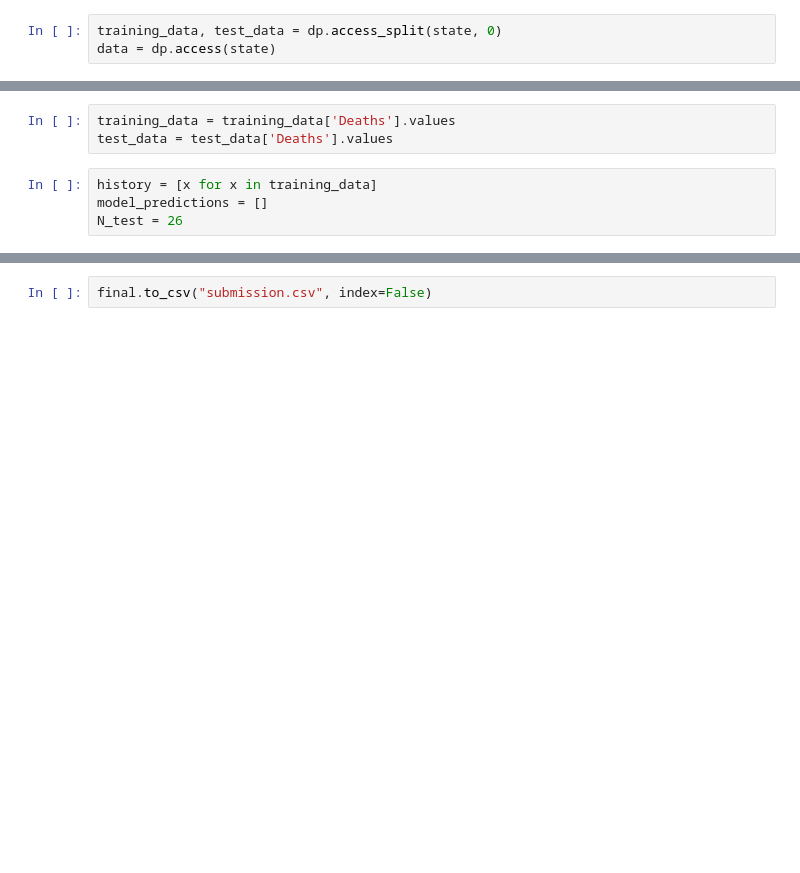
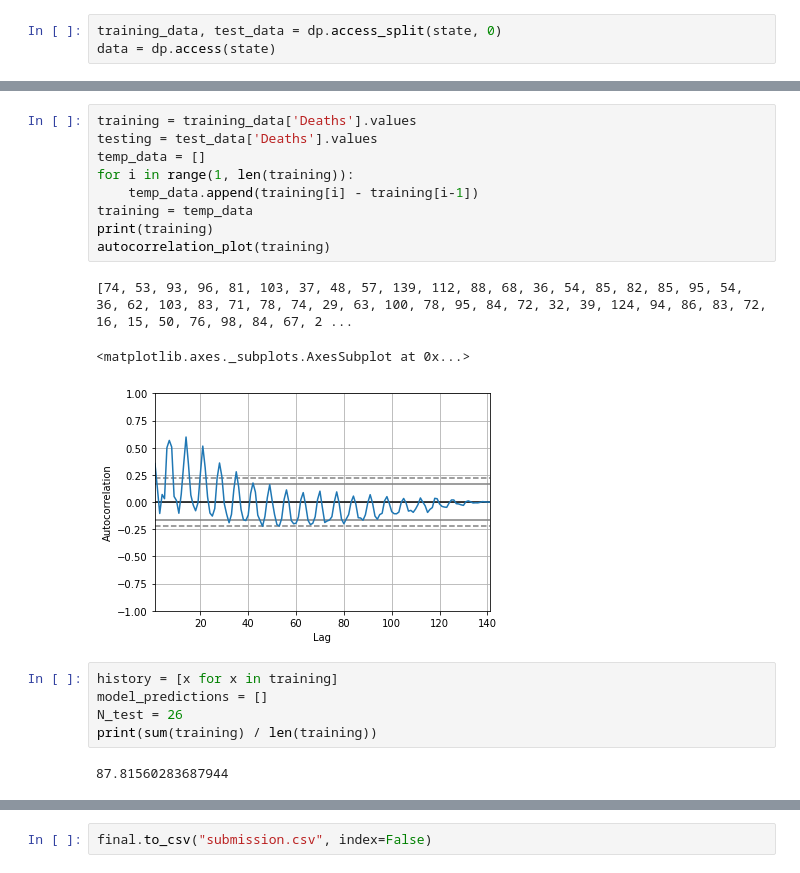
Before and after one commit to JackZhao98/COVID19-Prediction, a Jupyter notebook: some helper class.ipynb, the cells around one changed output, grey strips where cells are left out. Drawn from its saved outputs; the diff is of its cells as text; blank space fills up the shorter version.

```diff
--- a/some helper class.ipynb
+++ b/some helper class.ipynb
@@ -122,10 +116,23 @@ plt.show()
-# %%
-training_data = training_data['Deaths'].values
-test_data = test_data['Deaths'].values
+# %%
+training = training_data['Deaths'].values
+testing = test_data['Deaths'].values
+temp_data = []
+for i in range(1, len(training)):
+    temp_data.append(training[i] - training[i-1])
+training = temp_data
+print(training)
+autocorrelation_plot(training)
+# %% [output]
+[74, 53, 93, 96, 81, 103, 37, 48, 57, 139, 112, 88, 68, 36, 54, 85, 82, 85, 95, 54, 36, 62, 103, 83, 71, 78, 74, 29, 63, 100, 78, 95, 84, 72, 32, 39, 124, 94, 86, 83, 72, 16, 15, 50, 76, 98, 84, 67, 2 ...
+<matplotlib.axes._subplots.AxesSubplot at 0x...>
+[figure, added]
 # %%
-history = [x for x in training_data]
+history = [x for x in training]
 model_predictions = []
 N_test = 26
+print(sum(training) / len(training))
+# %% [output]
+87.81560283687944
 # %%
 len(history)
 # %% [output]
```
Also changed, not shown: parts of 20 cells of this notebook, 1 other file.
